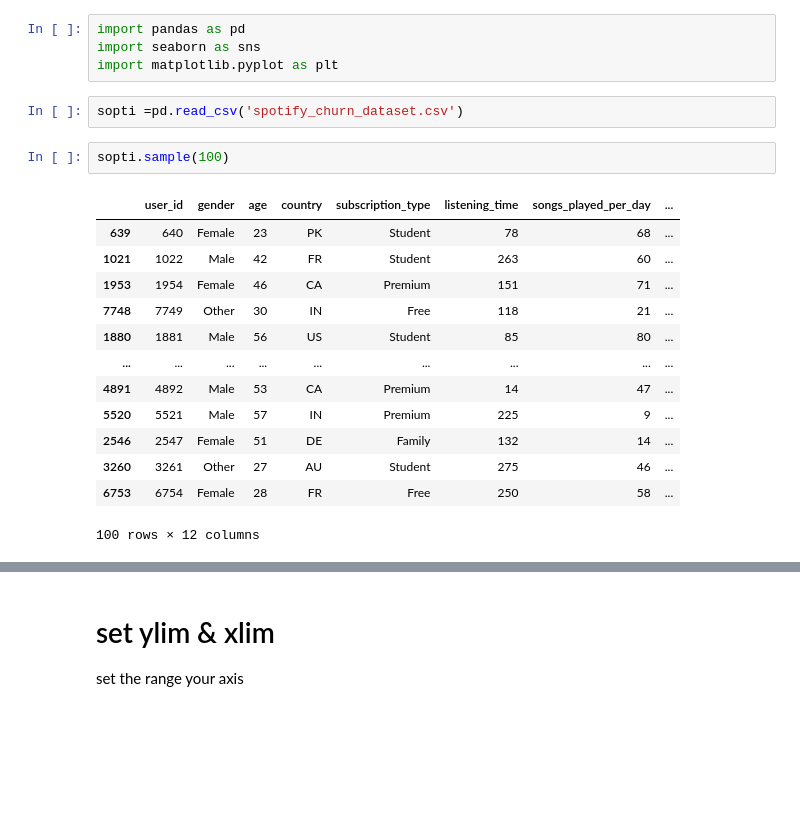
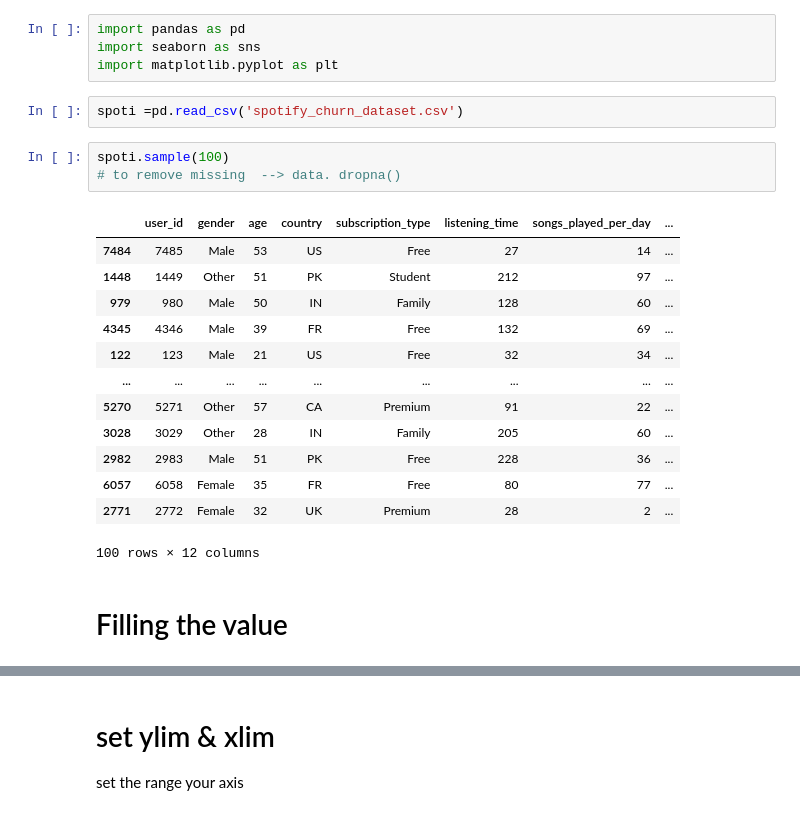
Before and after one commit to manishkumarmj/100_days_ml, a Jupyter notebook: ML_X/sefl_Learn/Day_20/practice.ipynb, the cells around one changed output, grey strips where cells are left out. Saved outputs shown, nothing was run; the diff lists cells and outputs as text; blank space fills up the shorter version.

```diff
--- a/ML_X/sefl_Learn/Day_20/practice.ipynb
+++ b/ML_X/sefl_Learn/Day_20/practice.ipynb
@@ -3,20 +3,23 @@ import pandas as pd
 import seaborn as sns
 import matplotlib.pyplot as plt
 # %%
-sopti =pd.read_csv('spotify_churn_dataset.csv')
+spoti =pd.read_csv('spotify_churn_dataset.csv')
 # %%
-sopti.sample(100)
+spoti.sample(100)
+# to remove missing  --> data. dropna()
 # %% [output]
 |  | user_id | gender | age | country | subscription_type | listening_time | songs_played_per_day | ... |
-| 639 | 640 | Female | 23 | PK | Student | 78 | 68 | ... |
-| 1021 | 1022 | Male | 42 | FR | Student | 263 | 60 | ... |
-| 1953 | 1954 | Female | 46 | CA | Premium | 151 | 71 | ... |
-| 7748 | 7749 | Other | 30 | IN | Free | 118 | 21 | ... |
-| 1880 | 1881 | Male | 56 | US | Student | 85 | 80 | ... |
+| 7484 | 7485 | Male | 53 | US | Free | 27 | 14 | ... |
+| 1448 | 1449 | Other | 51 | PK | Student | 212 | 97 | ... |
+| 979 | 980 | Male | 50 | IN | Family | 128 | 60 | ... |
+| 4345 | 4346 | Male | 39 | FR | Free | 132 | 69 | ... |
+| 122 | 123 | Male | 21 | US | Free | 32 | 34 | ... |
 | ... | ... | ... | ... | ... | ... | ... | ... | ... |
-| 4891 | 4892 | Male | 53 | CA | Premium | 14 | 47 | ... |
-| 5520 | 5521 | Male | 57 | IN | Premium | 225 | 9 | ... |
-| 2546 | 2547 | Female | 51 | DE | Family | 132 | 14 | ... |
-| 3260 | 3261 | Other | 27 | AU | Student | 275 | 46 | ... |
-| 6753 | 6754 | Female | 28 | FR | Free | 250 | 58 | ... |
+| 5270 | 5271 | Other | 57 | CA | Premium | 91 | 22 | ... |
+| 3028 | 3029 | Other | 28 | IN | Family | 205 | 60 | ... |
+| 2982 | 2983 | Male | 51 | PK | Free | 228 | 36 | ... |
+| 6057 | 6058 | Female | 35 | FR | Free | 80 | 77 | ... |
+| 2771 | 2772 | Female | 32 | UK | Premium | 28 | 2 | ... |
 100 rows × 12 columns
+# %% [markdown]
+# Filling the value
```
Also changed, not shown: parts of 23 cells of this notebook, 5 other files.
